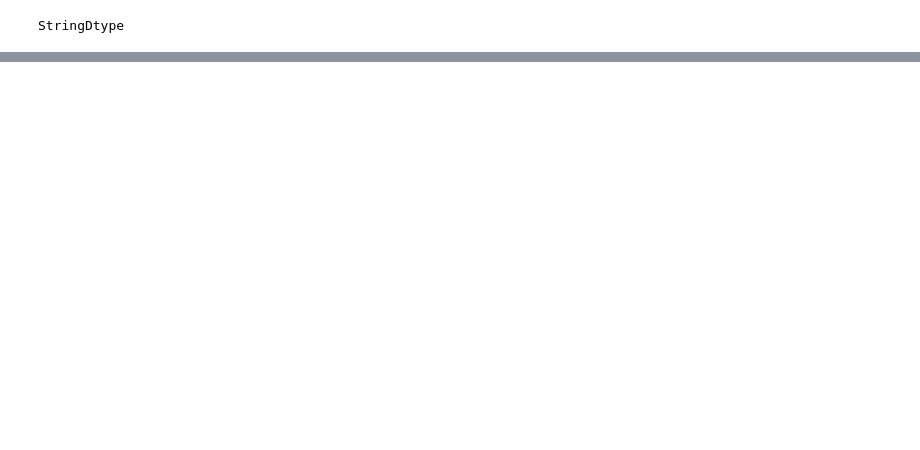
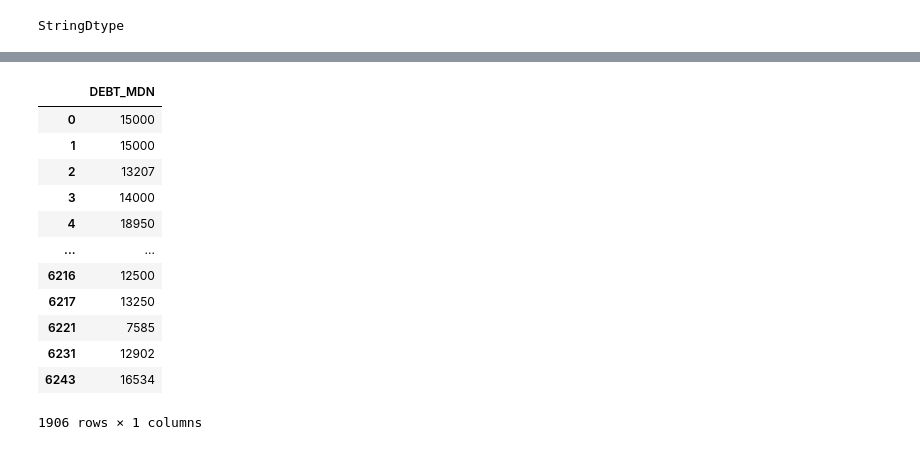
Before and after one commit to theaddies/final_project, a Jupyter notebook: debt_df.ipynb, the cells around one changed output, grey strips where cells are left out. Drawn from its saved outputs; the diff is of its cells as text; code cells hidden in the pictures; blank space fills up the shorter version.

```diff
--- a/mean_income_df - Copy.ipynb
+++ b/debt_df.ipynb
@@ -188,0 +211,16 @@ filtered_4_year_df
+# %%
+filtered_4_year_df.select_dtypes('string')
+# %% [output]
+|  | DEBT_MDN |
+| 0 | 15000 |
+| 1 | 15000 |
+| 2 | 13207 |
+| 3 | 14000 |
+| 4 | 18950 |
+| ... | ... |
+| 6216 | 12500 |
+| 6217 | 13250 |
+| 6221 | 7585 |
+| 6231 | 12902 |
+| 6243 | 16534 |
+1906 rows × 1 columns
```
Also changed, not shown: parts of 13 cells of this notebook, 9 other files.
